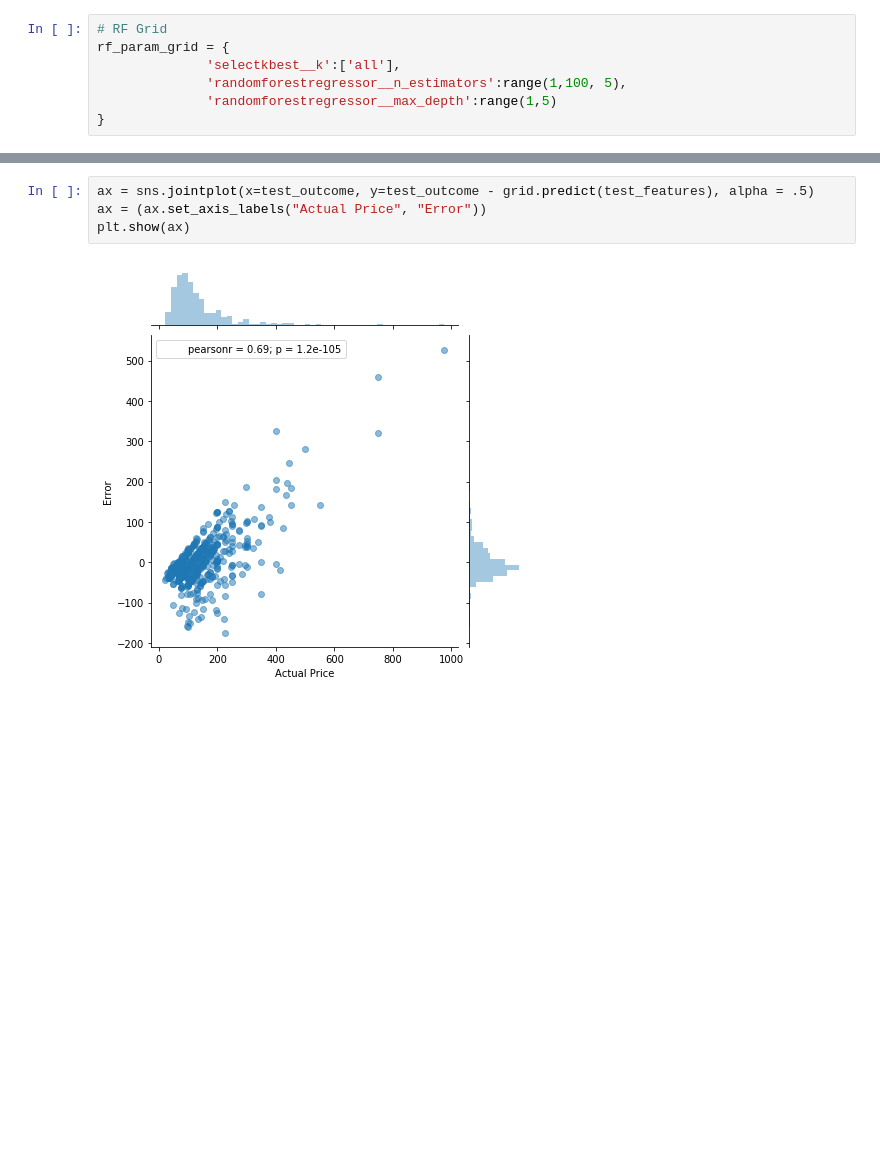
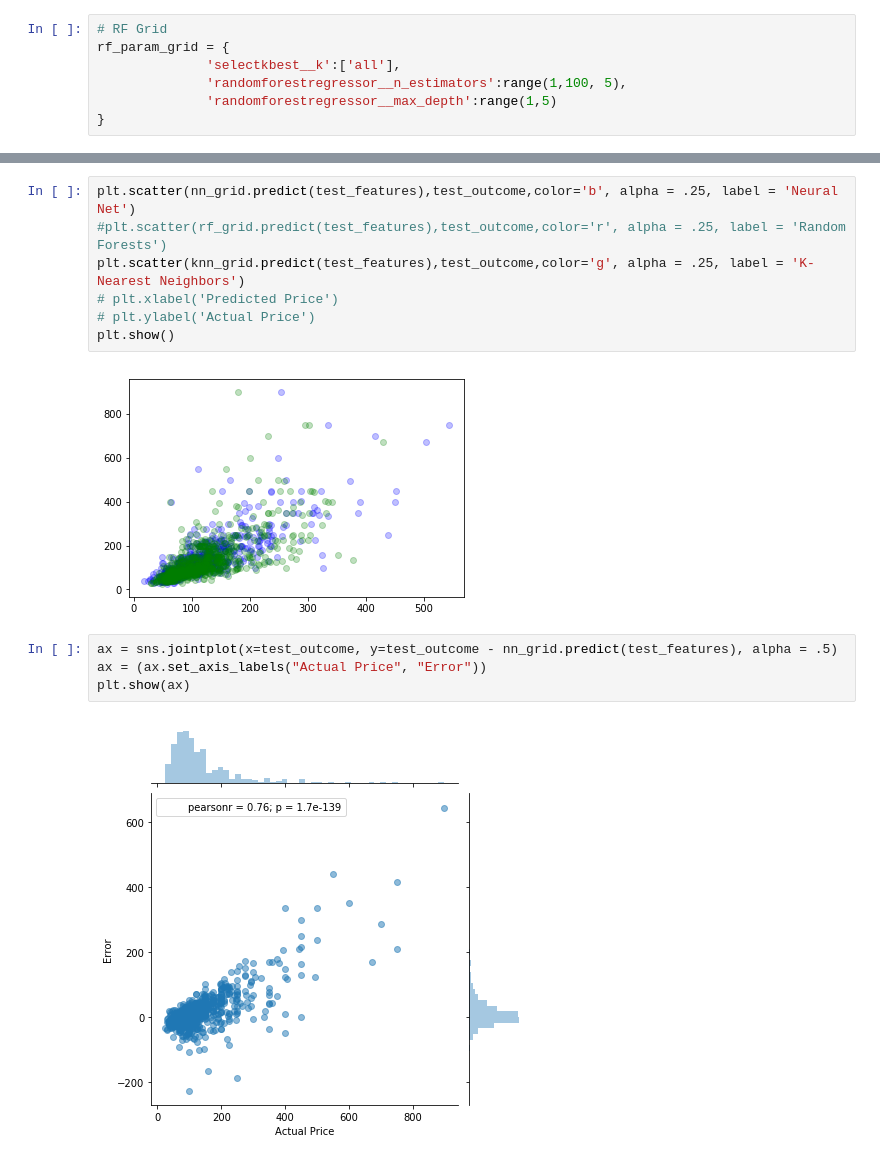
Before and after one commit to joshkeating/inf370-final-project, a Jupyter notebook: analysis.ipynb, the cells around one changed output, grey strips where cells are left out. Drawn from its saved outputs; the diff is of its cells as text; blank space fills up the shorter version.

```diff
--- a/analysis.ipynb
+++ b/analysis.ipynb
@@ -134,6 +243,15 @@ plt.show(ax)
+# %%
+plt.scatter(nn_grid.predict(test_features),test_outcome,color='b', alpha = .25, label = 'Neural Net')
+#plt.scatter(rf_grid.predict(test_features),test_outcome,color='r', alpha = .25, label = 'Random Forests')
+plt.scatter(knn_grid.predict(test_features),test_outcome,color='g', alpha = .25, label = 'K-Nearest Neighbors')
+# plt.xlabel('Predicted Price')
+# plt.ylabel('Actual Price')
+plt.show()
+# %% [output]
+[figure, added]
 # %%
-ax = sns.jointplot(x=test_outcome, y=test_outcome - grid.predict(test_features), alpha = .5)
+ax = sns.jointplot(x=test_outcome, y=test_outcome - nn_grid.predict(test_features), alpha = .5)
 ax = (ax.set_axis_labels("Actual Price", "Error"))
 plt.show(ax)
 # %% [output]
-[figure, old version]
+[figure, new version]
```
Also changed, not shown: parts of 25 cells of this notebook, 3 other files.
